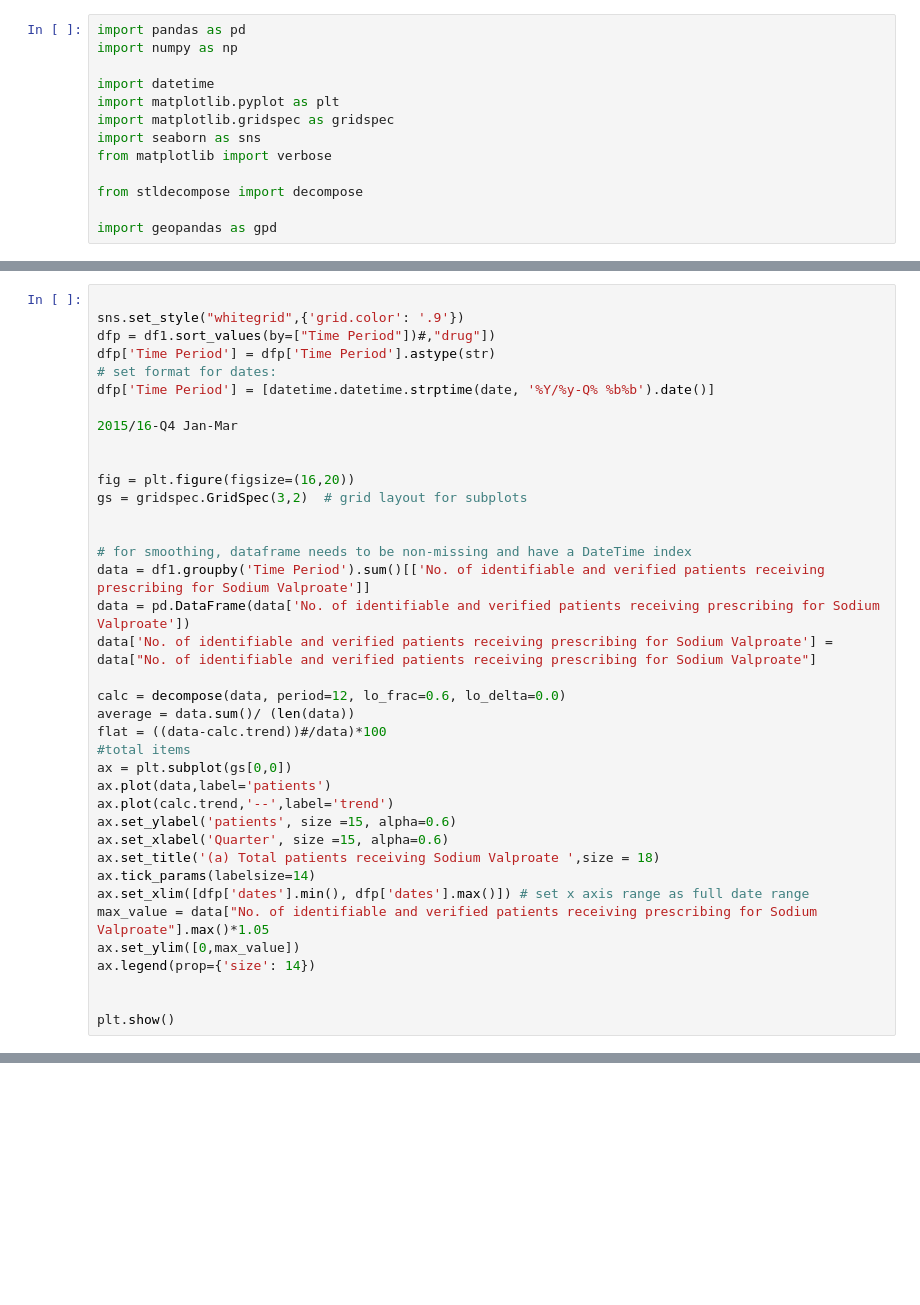
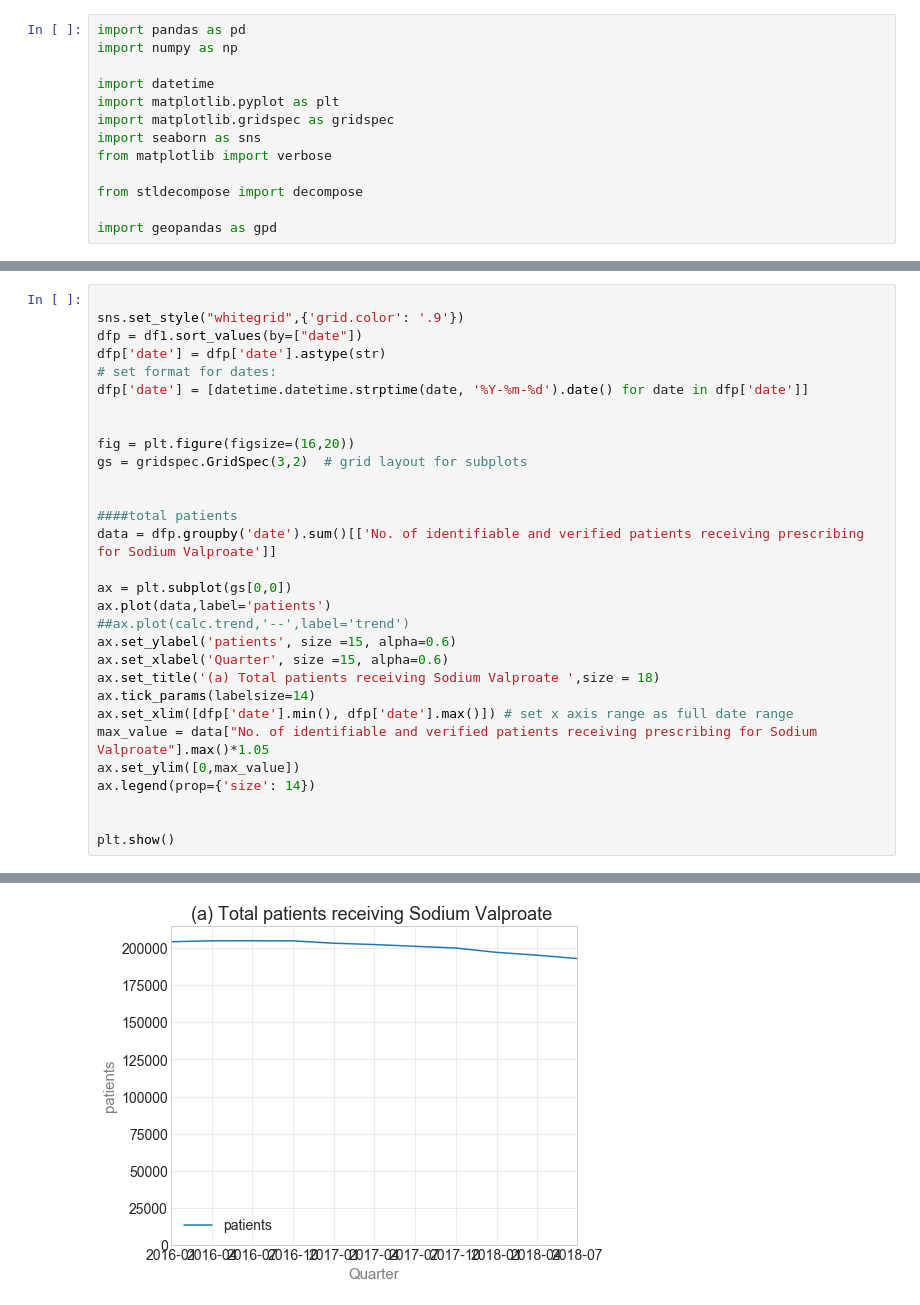
Before and after one commit to ebmdatalab/Methotrexate, a Jupyter notebook: Sodium Valproate in Females.ipynb, the cells around one changed output, grey strips where cells are left out. Drawn from its saved outputs; the diff is of its cells as text; blank space fills up the shorter version.

```diff
--- a/Sodium Valproate in Females.ipynb
+++ b/Sodium Valproate in Females.ipynb
@@ -121,35 +84,27 @@ ccg_grouping
 # %%
 
 sns.set_style("whitegrid",{'grid.color': '.9'})
-dfp = df1.sort_values(by=["Time Period"])#,"drug"])
-dfp['Time Period'] = dfp['Time Period'].astype(str)
+dfp = df1.sort_values(by=["date"])
+dfp['date'] = dfp['date'].astype(str)
 # set format for dates:
-dfp['Time Period'] = [datetime.datetime.strptime(date, '%Y/%y-Q% %b%b').date()]
-
-2015/16-Q4 Jan-Mar
+dfp['date'] = [datetime.datetime.strptime(date, '%Y-%m-%d').date() for date in dfp['date']]
 
 
 fig = plt.figure(figsize=(16,20))
 gs = gridspec.GridSpec(3,2)  # grid layout for subplots
 
 
-# for smoothing, dataframe needs to be non-missing and have a DateTime index
-data = df1.groupby('Time Period').sum()[['No. of identifiable and verified patients receiving prescribing for Sodium Valproate']]
-data = pd.DataFrame(data['No. of identifiable and verified patients receiving prescribing for Sodium Valproate'])
-data['No. of identifiable and verified patients receiving prescribing for Sodium Valproate'] = data["No. of identifiable and verified patients receiving prescribing for Sodium Valproate"]
+####total patients
+data = dfp.groupby('date').sum()[['No. of identifiable and verified patients receiving prescribing for Sodium Valproate']]
 
-calc = decompose(data, period=12, lo_frac=0.6, lo_delta=0.0)
-average = data.sum()/ (len(data))
-flat = ((data-calc.trend))#/data)*100
-#total items
 ax = plt.subplot(gs[0,0])
 ax.plot(data,label='patients')
-ax.plot(calc.trend,'--',label='trend')
+##ax.plot(calc.trend,'--',label='trend')
 ax.set_ylabel('patients', size =15, alpha=0.6)
 ax.set_xlabel('Quarter', size =15, alpha=0.6)
 ax.set_title('(a) Total patients receiving Sodium Valproate ',size = 18)
 ax.tick_params(labelsize=14)
-ax.set_xlim([dfp['dates'].min(), dfp['dates'].max()]) # set x axis range as full date range
+ax.set_xlim([dfp['date'].min(), dfp['date'].max()]) # set x axis range as full date range
 max_value = data["No. of identifiable and verified patients receiving prescribing for Sodium Valproate"].max()*1.05
 ax.set_ylim([0,max_value])
 ax.legend(prop={'size': 14})
@@ -160,0 +115 @@ SyntaxError: invalid syntax (<ipython-input-37-b94a801eea80>, line 8)
+[figure, added]
```
Also changed, not shown: parts of 14 cells of this notebook, 7 other files.
